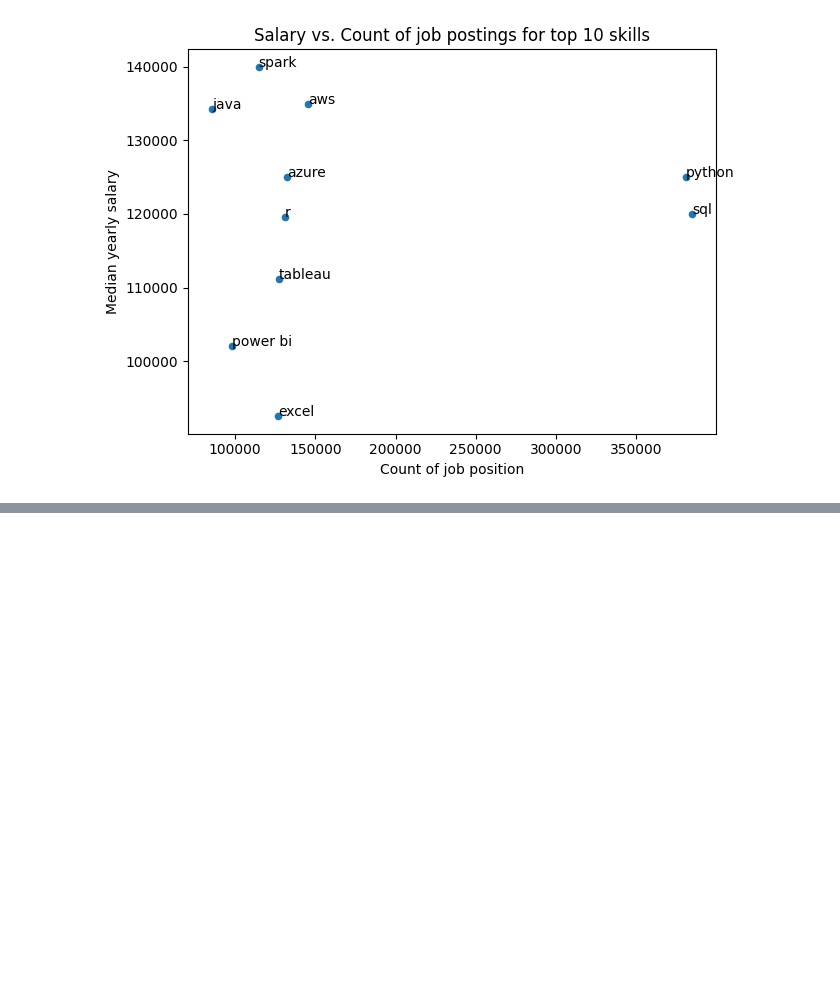
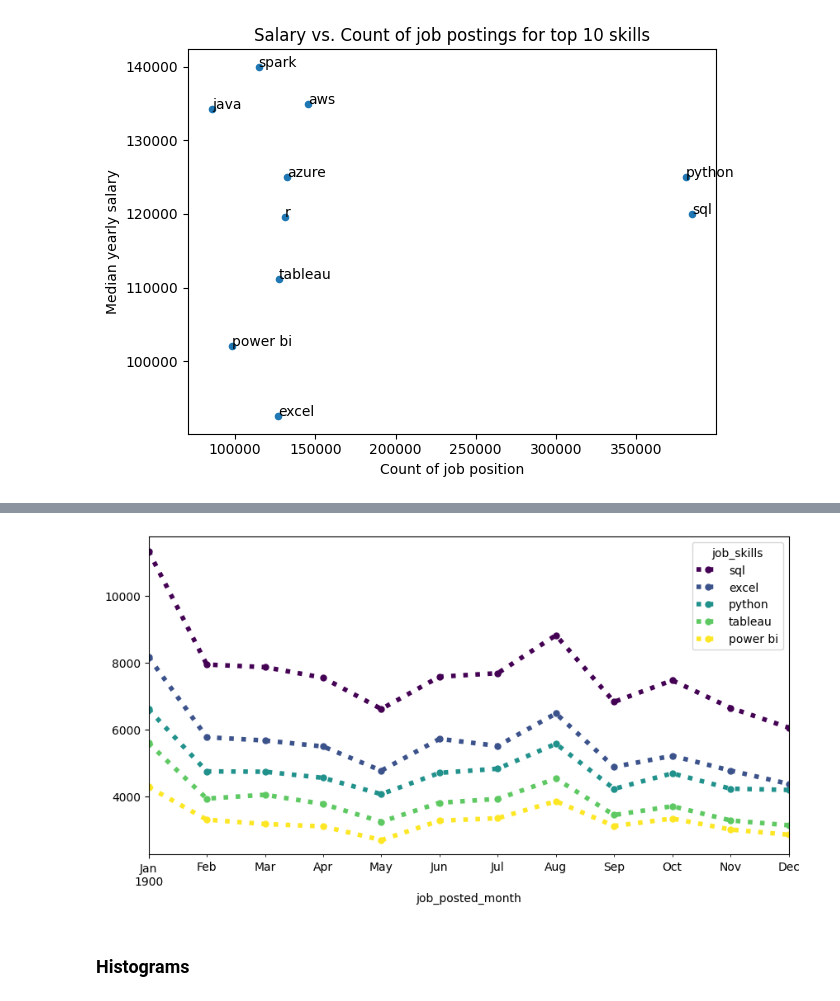
Before and after one commit to GongSeason/Python-for-Data-science-study, a Jupyter notebook: Pandas_exercises.ipynb, the cells around one changed output, grey strips where cells are left out. Drawn from its saved outputs; the diff is of its cells as text; code cells hidden in the pictures; blank space fills up the shorter version.

```diff
--- a/Pandas_exercises.ipynb
+++ b/Pandas_exercises.ipynb
@@ -346,0 +404,15 @@ for i, txt in enumerate(skill_stats.index):
+# %%
+df_DA_pivot.iloc[:,:5].plot(
+    kind='line',
+    linewidth=4,
+    linestyle=':', # options: '-', '--', '-.', ':'
+    colormap='viridis', # options: 'viridis', 'plasma', 'inferno', 'magma', 'cividis'
+    markersize=5,
+    marker='o', # options: 'o', 'x', '+', '*', 's', ',', '.', '1', '2', '3', '4',....
+    figsize=(10,5)
+)
+plt.show()
+# %% [output]
+[figure, added]
+# %% [markdown]
+### Histograms
```
Also changed, not shown: parts of 12 cells of this notebook.
